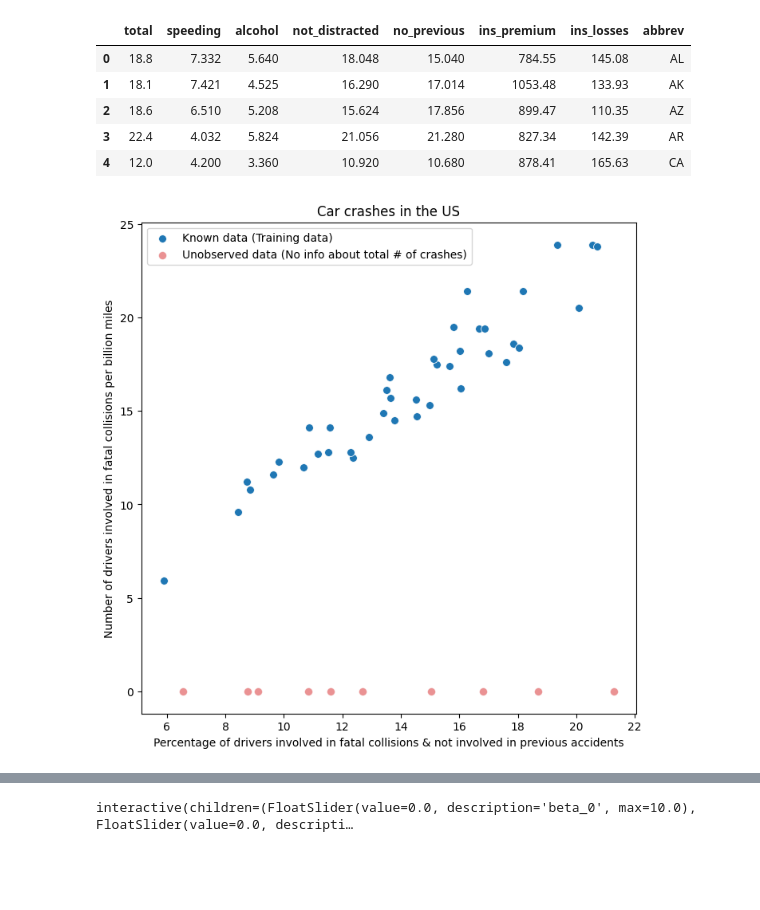
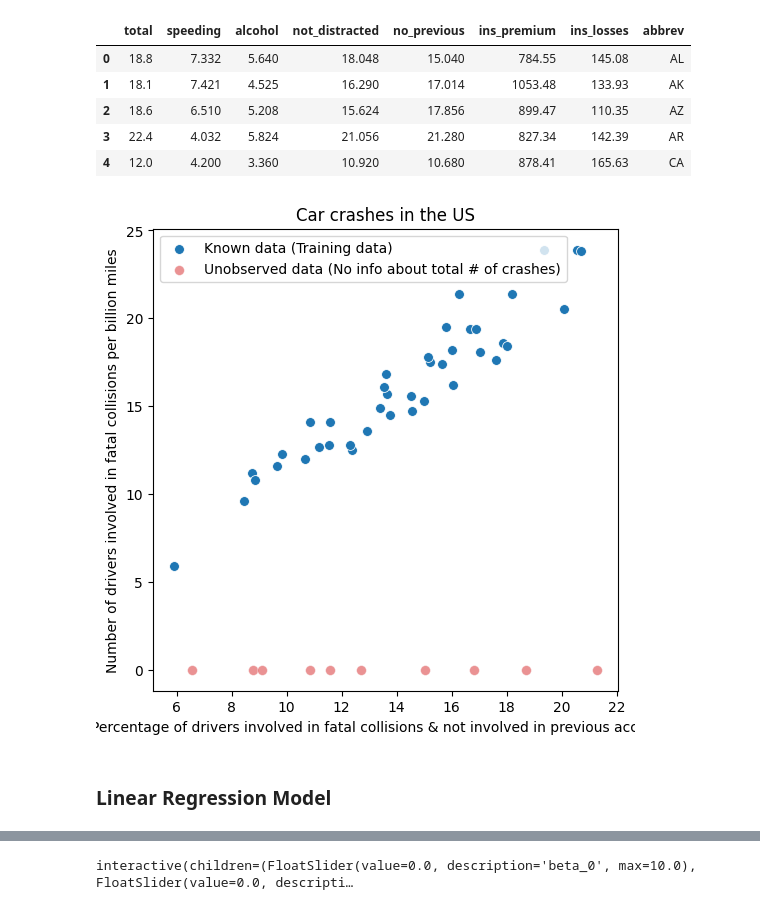
Before and after one commit to IMCF-Biocev/NNBA-2023, a Jupyter notebook: lecture.ipynb, the cells around one changed output, grey strips where cells are left out. Cells and saved outputs as stored; diff of their text form; code cells hidden in the pictures; blank space fills up the shorter version.

```diff
--- a/lecture.ipynb
+++ b/lecture.ipynb
@@ -66,23 +52,25 @@ data.head()
 # %%
 # Separate the dataset into training and test sets (80/20 split)
 train = data.sample(frac=0.8, random_state=0)
 test = data.drop(train.index)
 
 # Set figure size
-plt.figure(figsize=(8, 8))
+plt.figure(figsize=(6, 6))
 
 # Plot both datasets
 sns.scatterplot(x='no_previous', y='total', data=train, s=50, label='Known data (Training data)')
 ys = np.array([0]* len(test))
 sns.scatterplot(x='no_previous', y=ys, data=test, s=50, color='tab:red', alpha=0.5, label='Unobserved data (No info about total # of crashes)')
 
 # Add axis labels and title
 plt.xlabel('Percentage of drivers involved in fatal collisions & not involved in previous accidents')
 plt.ylabel('Number of drivers involved in fatal collisions per billion miles')
 plt.title('Car crashes in the US')
 
 # Show the plot
 plt.show()
 # %% [output]
-[figure, old version]
+[figure, new version]
+# %% [markdown]
+### Linear Regression Model
 # %% [markdown]
```
Also changed, not shown: parts of 24 cells of this notebook.
